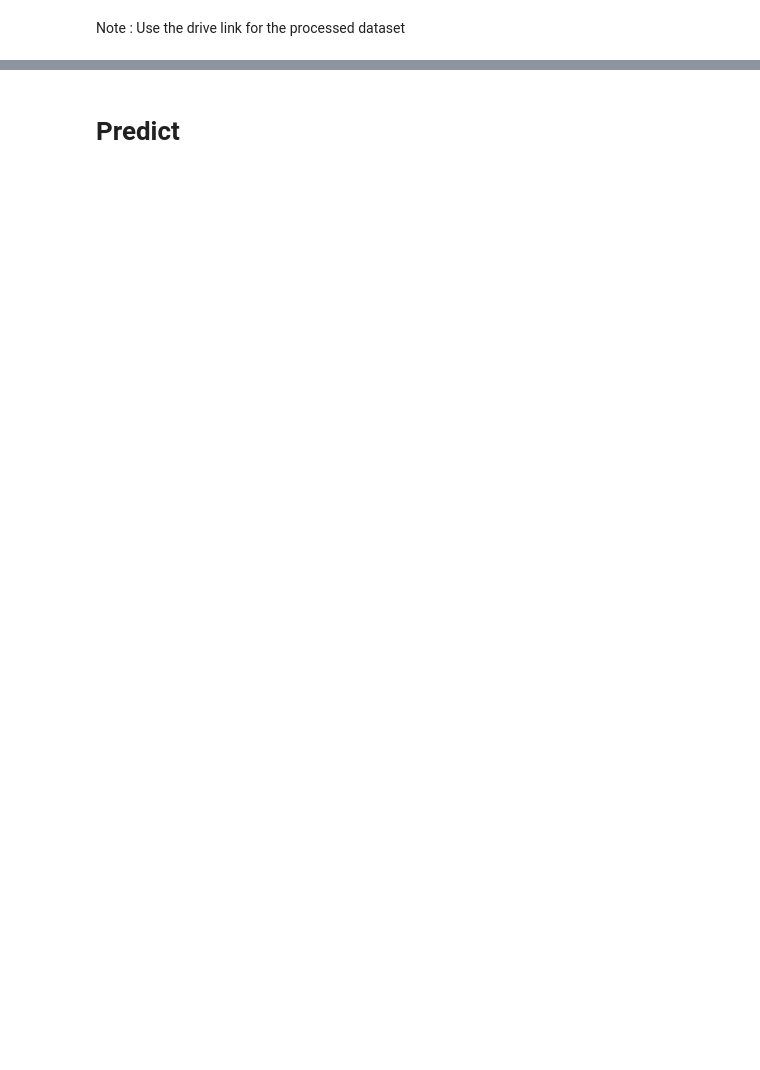
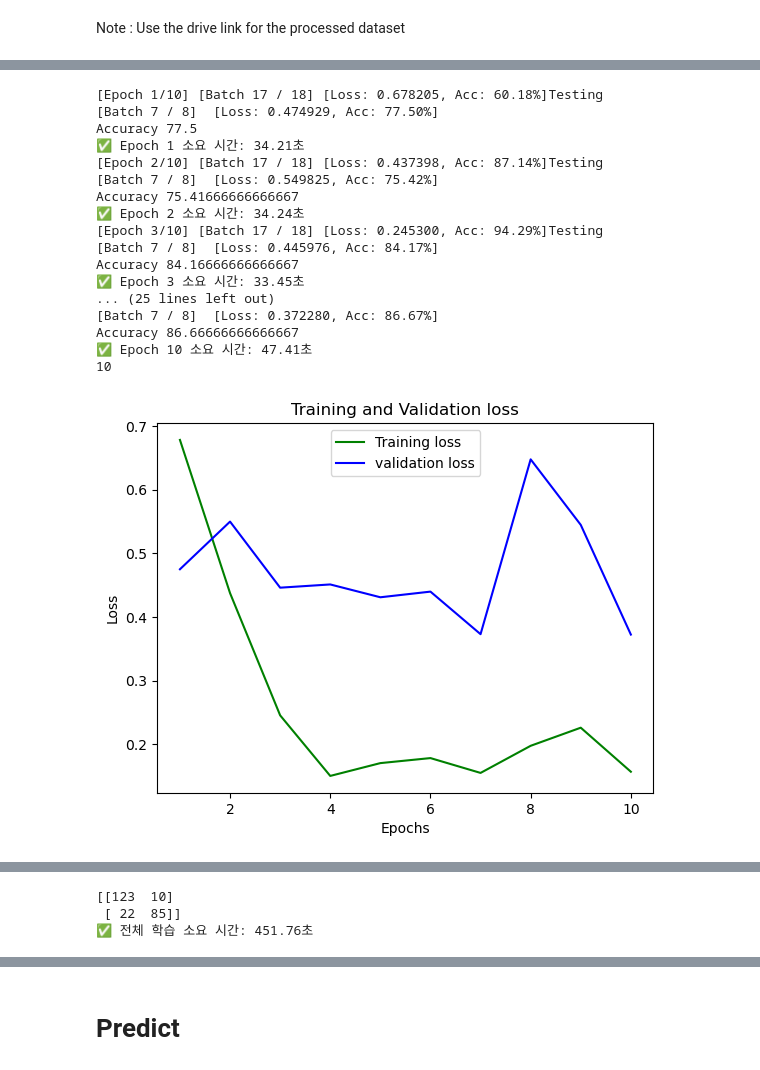
Before and after one commit to ParkJiYeoung8297/HUFS.CSE.DE-fake-it, a Jupyter notebook: model/Model_and_train_csv.ipynb, the cells around one changed output, grey strips where cells are left out. Drawn from its saved outputs; the diff is of its cells as text; code cells hidden in the pictures; blank space fills up the shorter version.

```diff
--- a/model/Model_and_train_csv.ipynb
+++ b/model/Model_and_train_csv.ipynb
@@ -253,3 +268,36 @@ print('Short_frame_count : ', len(short_frame))
+# %%
+###이거
+#to load preprocessod video to memory
+import json
+import glob
+import numpy as np
+import cv2
+import copy
+import random
+
+
+video_files = glob.glob(f'{input_file_path}/*.mp4')
+video_files += glob.glob(f'{input_file_path2}/*.mp4')
+random.shuffle(video_files)
+random.shuffle(video_files)
+
+frame_count = []
+short_frame=[]
+print(len(video_files))
+
+for video_file in reversed(video_files): # 이거 앞에서 부터 하면 remove로 인해 frame_count랑 video_files 길이가 달라짐, 그래서 reversed 추가하여 뒤에서 부터 탐색!!
+  cap = cv2.VideoCapture(video_file)
+  if(int(cap.get(cv2.CAP_PROP_FRAME_COUNT))<frames):  # frames 변수 위에서 조정
+    video_files.remove(video_file)
+    short_frame.append(video_file)
+    continue
+
+  frame_count.append(int(cap.get(cv2.CAP_PROP_FRAME_COUNT)))
+
+print("frames are " , frame_count)
+print("Total no of video: " , len(frame_count))
+print('Average frame per video:',np.mean(frame_count))
+print('Short_frame_count : ', len(short_frame))
 # %%
 # load the video name and labels from csv
 import torch
@@ -601,7 +658,7 @@ import time
 #learning rate
 lr = 1e-4              #시작 1e-5#0.001
 #number of epochs
-num_epochs = 5
+num_epochs = 10
 
 optimizer = torch.optim.Adam(model.parameters(), lr= lr,weight_decay = 1e-5)
 
@@ -613,30 +670,49 @@ optimizer = torch.optim.Adam(model.parameters(), lr= lr,weight_decay = 1e-5)
 #criterion = nn.CrossEntropyLoss().cpu()  # CPU 사용 버전
 criterion = nn.CrossEntropyLoss().to(device) #MPS 사용버전
 #
 train_loss_avg =[]
 train_accuracy = []
 test_loss_avg = []
 test_accuracy = []
 
 # 시간 측정 시작
 start_time = time.time()
 for epoch in range(1,num_epochs+1):
     epoch_start_time = time.time()
     l, acc = train_epoch(epoch,num_epochs,train_loader,model,criterion,optimizer)
     train_loss_avg.append(l)
     train_accuracy.append(acc)
     true,pred,tl,t_acc = test(epoch,model,valid_loader,criterion)
     test_loss_avg.append(tl)
     test_accuracy.append(t_acc)
 
     epoch_end_time = time.time()
     epoch_elapsed = epoch_end_time - epoch_start_time
     print(f"✅ Epoch {epoch} 소요 시간: {epoch_elapsed:.2f}초")
 # 시간 측정 끝
 end_time = time.time()
 
 plot_loss(train_loss_avg,test_loss_avg,len(train_loss_avg))
 plot_accuracy(train_accuracy,test_accuracy,len(train_accuracy))
 print(confusion_matrix(true,pred))
 elapsed_time = end_time - start_time
 print(f"✅ 전체 학습 소요 시간: {elapsed_time:.2f}초")
+# %% [output]
+[Epoch 1/10] [Batch 17 / 18] [Loss: 0.678205, Acc: 60.18%]Testing
+[Batch 7 / 8]  [Loss: 0.474929, Acc: 77.50%]
+Accuracy 77.5
+✅ Epoch 1 소요 시간: 34.21초
+[Epoch 2/10] [Batch 17 / 18] [Loss: 0.437398, Acc: 87.14%]Testing
+[Batch 7 / 8]  [Loss: 0.549825, Acc: 75.42%]
+Accuracy 75.41666666666667
+✅ Epoch 2 소요 시간: 34.24초
+[Epoch 3/10] [Batch 17 / 18] [Loss: 0.245300, Acc: 94.29%]Testing
+[Batch 7 / 8]  [Loss: 0.445976, Acc: 84.17%]
+Accuracy 84.16666666666667
+✅ Epoch 3 소요 시간: 33.45초
+... (25 lines left out)
+[Batch 7 / 8]  [Loss: 0.372280, Acc: 86.67%]
+Accuracy 86.66666666666667
+✅ Epoch 10 소요 시간: 47.41초
+10
+[figure, added]
@@ -643,2 +720,5 @@ print(f"✅ 전체 학습 소요 시간: {elapsed_time:.2f}초")
+[[123  10]
+ [ 22  85]]
+✅ 전체 학습 소요 시간: 451.76초
 # %%
 print_confusion_matrix(true,pred)
```
Also changed, not shown: parts of 12 cells of this notebook, 6 other files.
